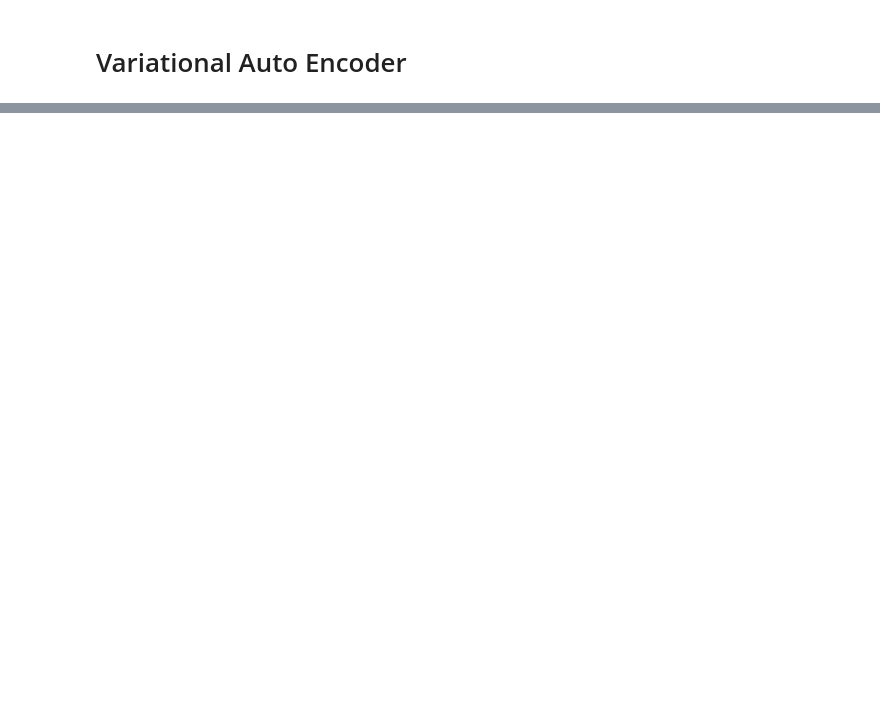
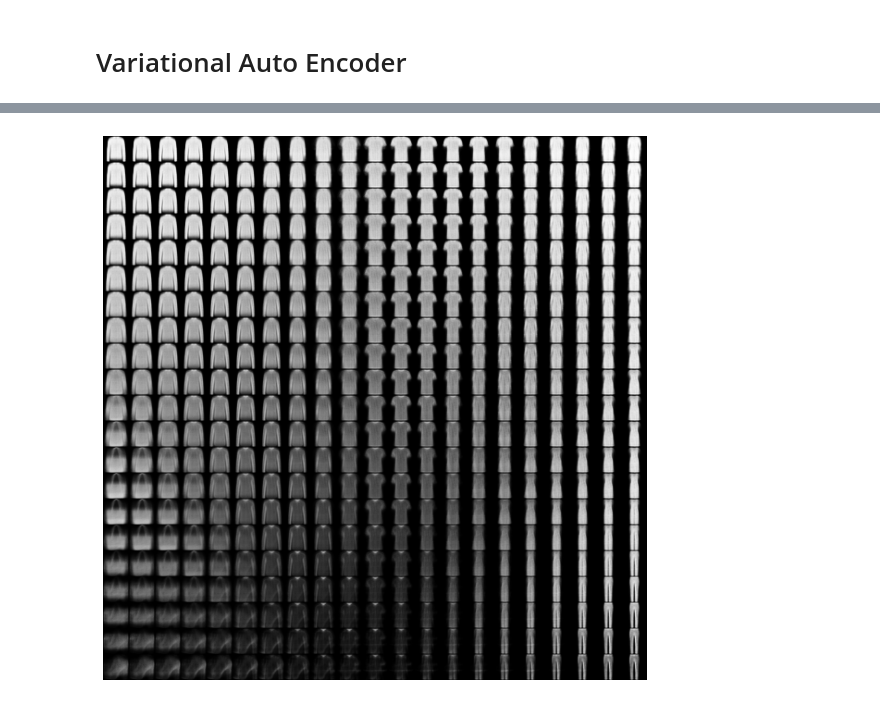
Before and after one commit to diegounzueta/Medium-Articles-, a Jupyter notebook: VAEs.ipynb, the cells around one changed output, grey strips where cells are left out. Drawn from its saved outputs; the diff is of its cells as text; code cells hidden in the pictures; blank space fills up the shorter version.

```diff
--- a/VAEs.ipynb
+++ b/VAEs.ipynb
@@ -170,0 +176,4 @@ for row in range(size):
+# %%
+sample_latent_space(0, 0.2)
+# %% [output]
+[figure, added]
```
Also changed, not shown: parts of 15 cells of this notebook.
